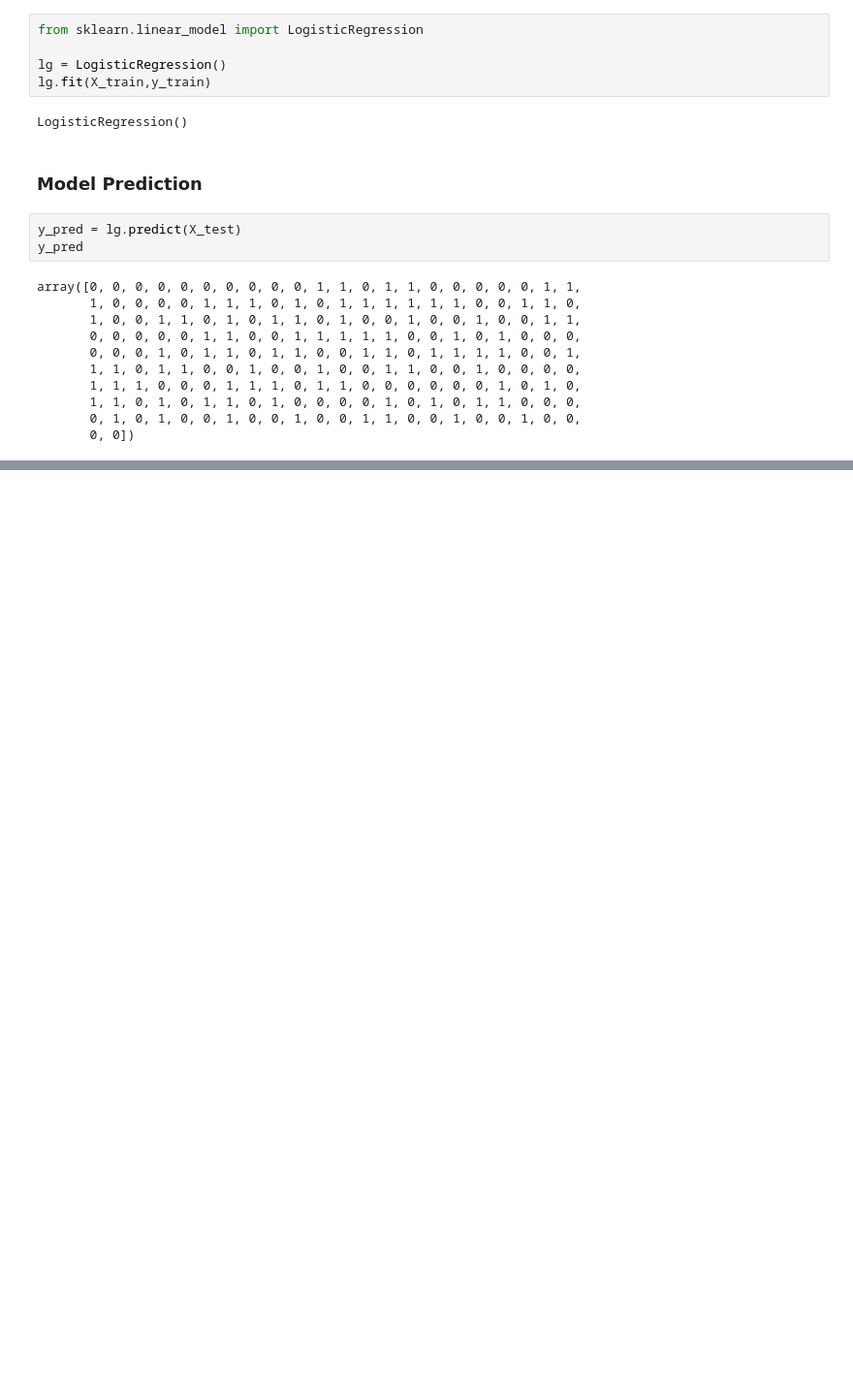
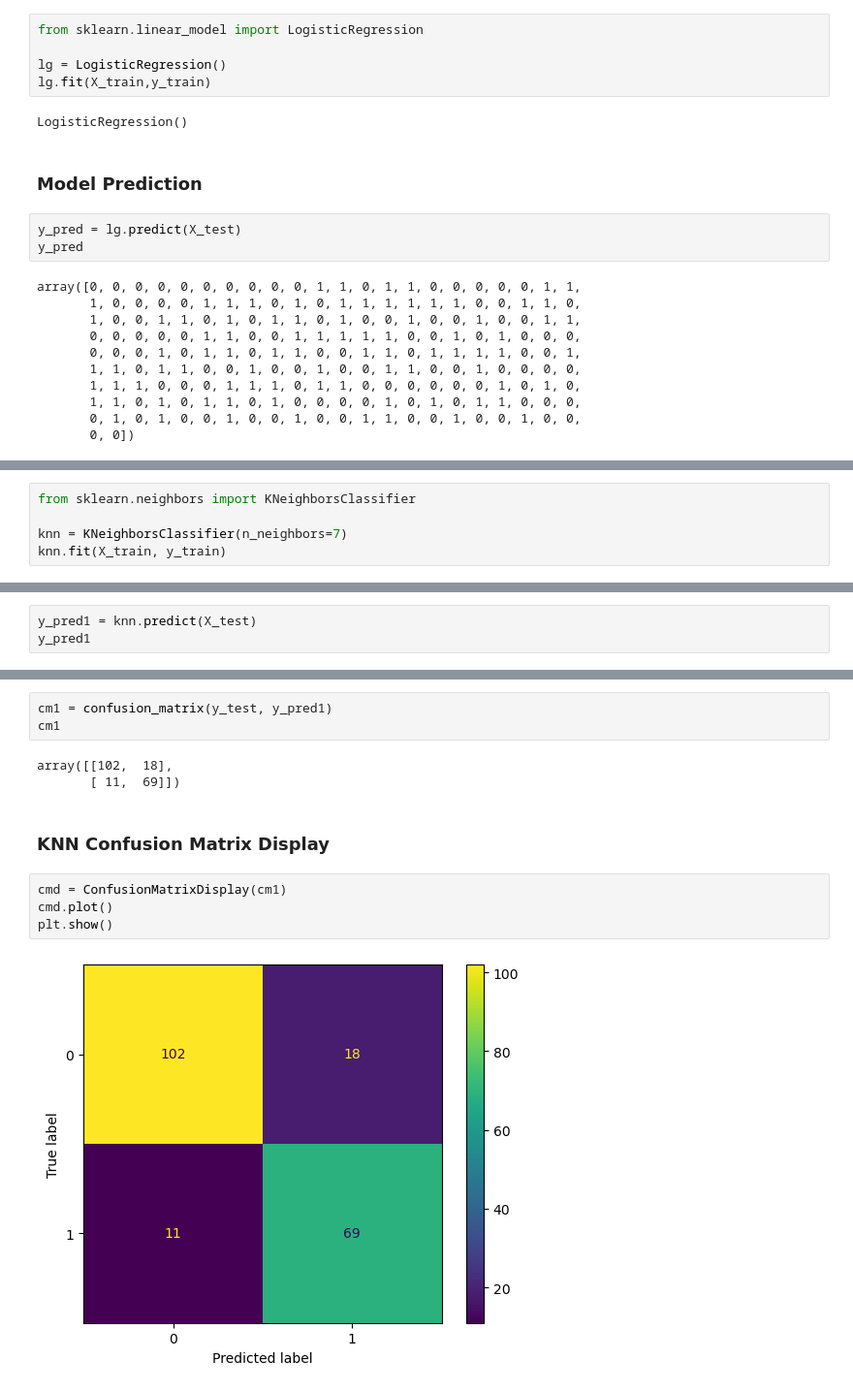
Before and after one commit to HanadIsmail/cttc-ai-ml-training, a Jupyter notebook: week2/Machine Learning/Lesson2/classification_notes.ipynb, the cells around one changed output, grey strips where cells are left out. Shown at 97% size. Drawn from its saved outputs; the diff is of its cells as text; blank space fills up the shorter version.

```diff
--- a/week2/Machine Learning/Lesson2/Untitled.ipynb
+++ b/week2/Machine Learning/Lesson2/classification_notes.ipynb
@@ -308,0 +390,5 @@ from sklearn.metrics import confusion_matrix
+# %%
+from sklearn.neighbors import KNeighborsClassifier
+
+knn = KNeighborsClassifier(n_neighbors=7)
+knn.fit(X_train, y_train)
@@ -308,0 +397,3 @@ from sklearn.metrics import confusion_matrix
+# %%
+y_pred1 = knn.predict(X_test)
+y_pred1
@@ -308,0 +430,14 @@ from sklearn.metrics import confusion_matrix
+# %%
+cm1 = confusion_matrix(y_test, y_pred1)
+cm1
+# %% [output]
+array([[102,  18],
+       [ 11,  69]])
+# %% [markdown]
+### KNN Confusion Matrix Display
+# %%
+cmd = ConfusionMatrixDisplay(cm1)
+cmd.plot()
+plt.show()
+# %% [output]
+[figure, added]
```
Also changed, not shown: parts of 32 cells of this notebook, 3 other files.
